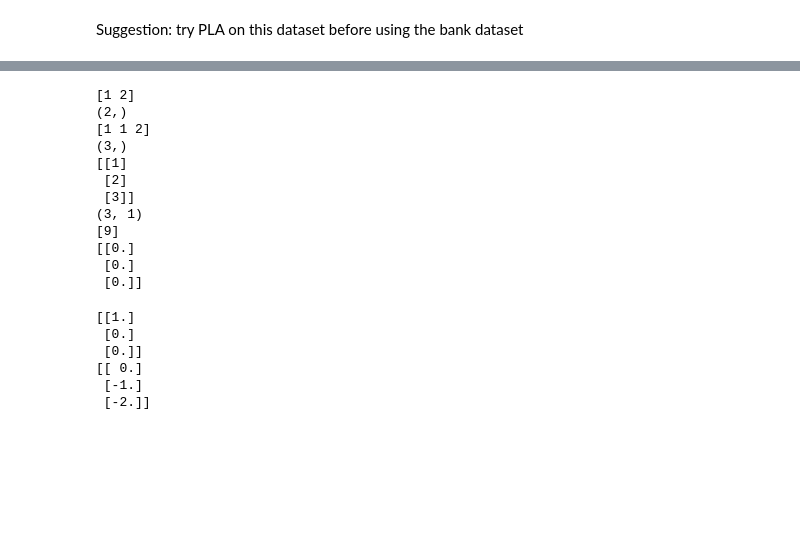
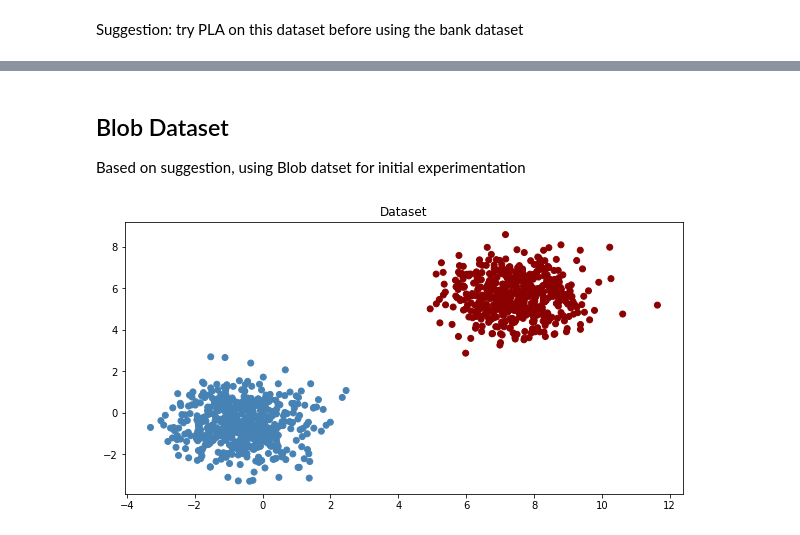
Before and after one commit to vipulpopat/MSCAI_Sem1_Etivity1, a Jupyter notebook: Etivity1.ipynb, the cells around one changed output, grey strips where cells are left out. Saved outputs shown, nothing was run; the diff lists cells and outputs as text; code cells hidden in the pictures; blank space fills up the shorter version.

Commit message:
Update Etivity1.ipynb
Updated to run PLA on Blobs and Moons dataset

```diff
--- a/Etivity1.ipynb
+++ b/Etivity1.ipynb
@@ -12,7 +12,7 @@ import pandas as pd
 Suggestion: try PLA on this dataset before using the bank dataset
 # %%
 #X, y = make_blobs(n_samples=1000, centers=2, n_features=2)
-X, y = make_blobs(n_samples=100, centers=2, n_features=2)
+X, y = make_blobs(n_samples=80, centers=2, n_features=2)
 #X, y = make_moons(n_samples=1000, noise=0.15)
 y = [yy if yy == 1 else -1 for yy in y]
 # %%
@@ -62,10 +64,13 @@ def calc_error(training_in, training_out, weights):
 # %%
-# Visualize the Data from make_blobs
+def print_dataset(X, y):
+    # Plot the dataset
 
-# Assign colours based on the labels (1,-1) = (steelblue,darkred)
-colors = ['steelblue' if label == 1 else 'darkred' for label in y]
+    # Assign colours based on the labels (1,-1) = (steelblue,darkred)
+    colors = ['steelblue' if label == 1 else 'darkred' for label in y]
 
-# Plot Blob Data
-plt.rcParams["figure.figsize"] = (10, 5)
-plt.scatter(X[:,0], X[:,1], color=colors)
-plt.show()
+    # Plot Training Data
+    plt.rcParams["figure.figsize"] = (10, 5)
+    plt.title("Dataset")
+    plt.scatter(X[:,0], X[:,1], color=colors)
+
+    plt.show()
@@ -134,44 +76,0 @@ print(X.shape)
-# %%
-xa = np.array([1,2])
-print(xa)
-print(xa.shape)
-xa2 = np.concatenate((bias,xa))
-print(xa2)
-print(xa2.shape)
-wa = np.array([[1], [2], [3]],)
-print(wa)
-print(wa.shape)
-result = wa.T.dot(np.concatenate((bias,xa)))
-print(result)
-w2 = np.zeros([3,1])
-print(w2)
-# %% [output]
-[1 2]
-(2,)
-[1 1 2]
-(3,)
-[[1]
- [2]
- [3]]
-(3, 1)
-[9]
-[[0.]
- [0.]
- [0.]]
-# %%
-bias = np.array([1])
-x = np.array([1, 2])
-y = np.array([-1])
-weights = np.zeros([3,1])
-#print(weights[0])
-weights[0] = 1
-print(weights)
-weights = (weights.T + y*(np.concatenate((bias,x)))).T
-print(weights)
-# %% [output]
-[[1.]
- [0.]
- [0.]]
-[[ 0.]
- [-1.]
- [-2.]]
@@ -177,0 +121,12 @@ print(weights)
+# %% [markdown]
+## Blob Dataset
+
+Based on suggestion, using Blob datset for initial experimentation
+# %%
+X, y = make_blobs(n_samples=1000, centers=2, n_features=2)
+
+y = [yy if yy == 1 else -1 for yy in y]
+
+print_dataset(X, y)
+# %% [output]
+[figure, added]
```
Also changed, not shown: parts of 12 cells of this notebook.
